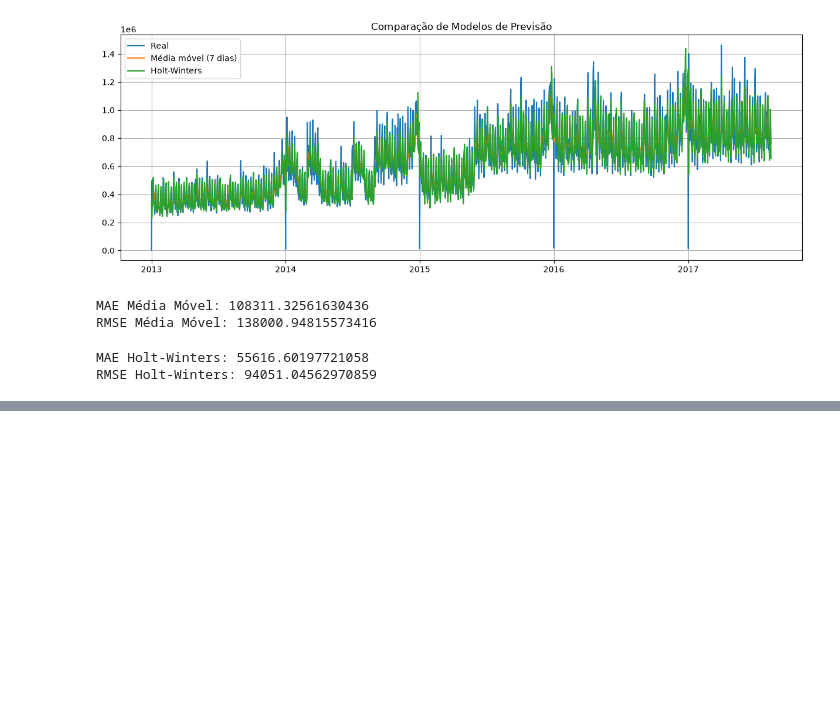
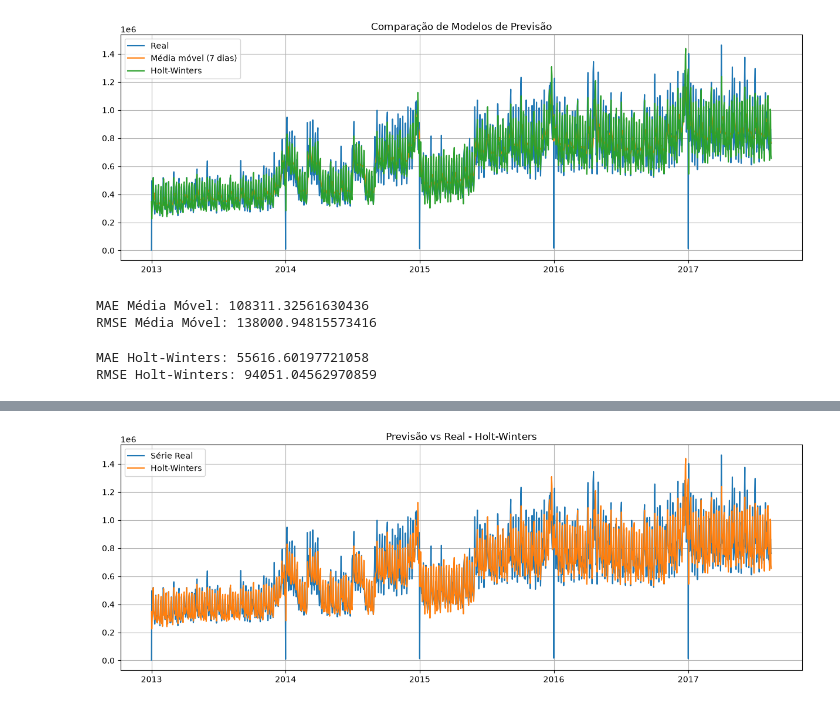
Before and after one commit to Vagnerkrg/time-series-intelligence-forecasting, a Jupyter notebook: notebooks/time_series_project.ipynb, the cells around one changed output, grey strips where cells are left out. Saved outputs shown, nothing was run; the diff lists cells and outputs as text; code cells hidden in the pictures; blank space fills up the shorter version.

```diff
--- a/notebooks/time_series_project.ipynb
+++ b/notebooks/time_series_project.ipynb
@@ -229,0 +269,10 @@ RMSE Holt-Winters: 94051.04562970859
+# %%
+plt.figure(figsize=(15,5))
+plt.plot(sales, label="Série Real")
+plt.plot(forecast_hw, label="Holt-Winters")
+plt.title("Previsão vs Real - Holt-Winters")
+plt.legend()
+plt.grid(True)
+plt.show()
+# %% [output]
+[figure, added]
```
Also changed, not shown: parts of 17 cells of this notebook.
